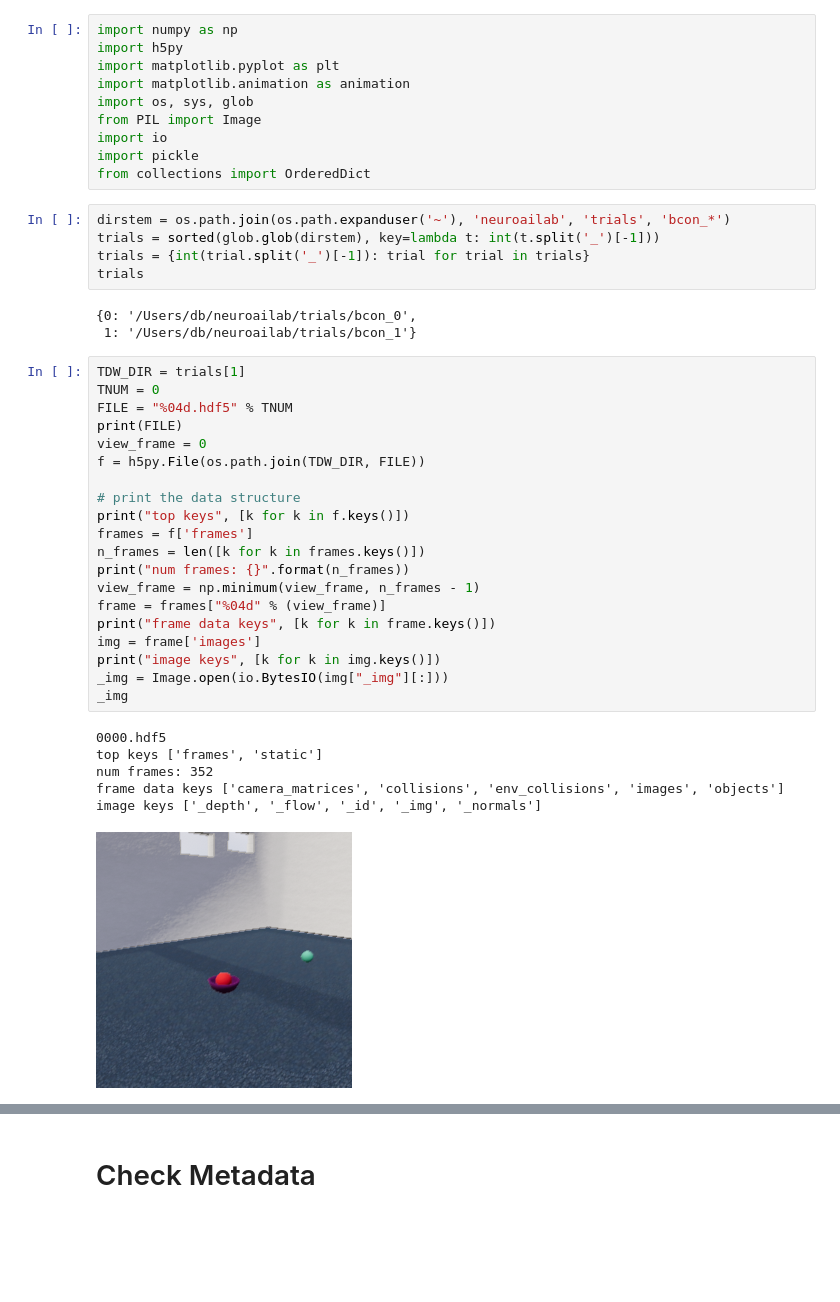
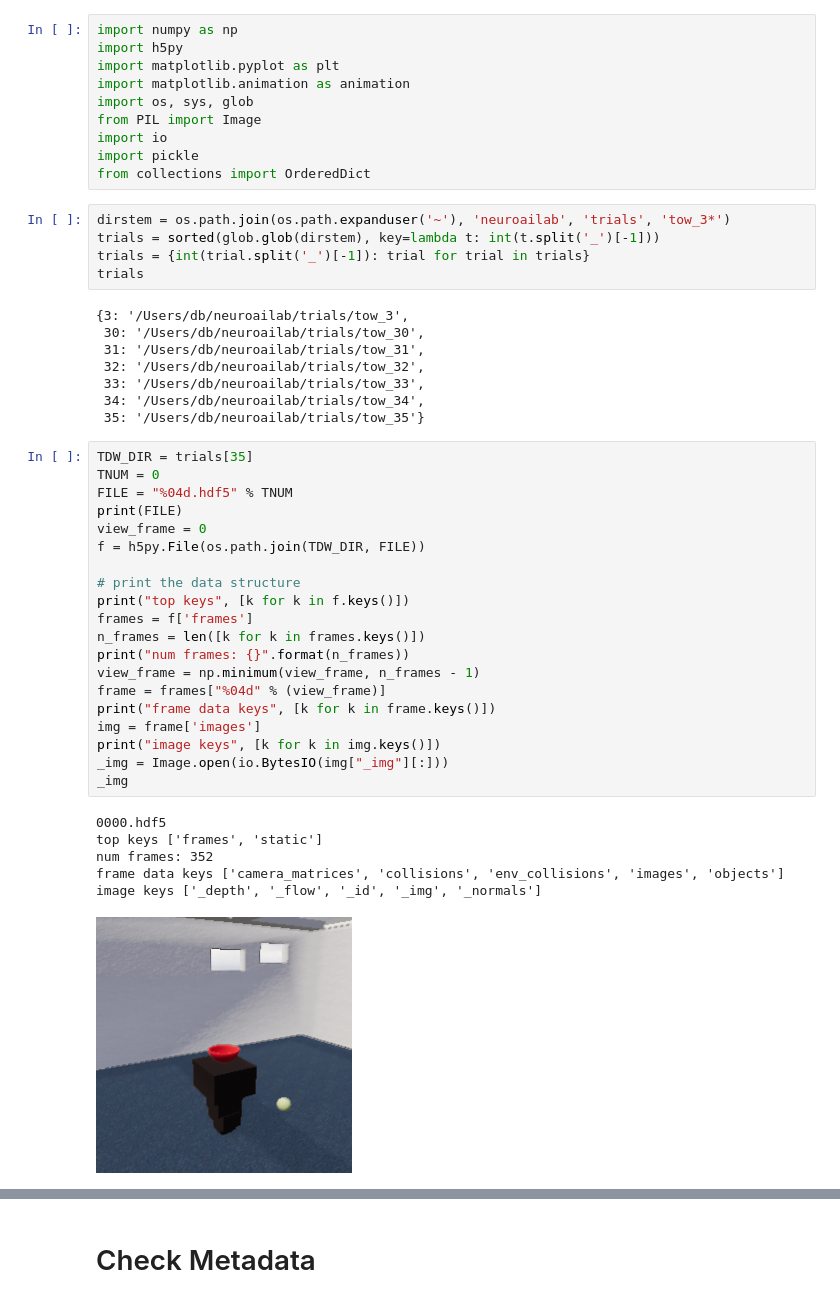
Before and after one commit to alters-mit/tdw_physics, a Jupyter notebook: notebooks/Dominoes_db011921.ipynb, the cells around one changed output, grey strips where cells are left out. Saved outputs shown, nothing was run; the diff lists cells and outputs as text; blank space fills up the shorter version.

```diff
--- a/notebooks/Dominoes_db011921.ipynb
+++ b/notebooks/Dominoes_db011921.ipynb
@@ -9,39 +9,44 @@ import io
 import pickle
 from collections import OrderedDict
 # %%
-dirstem = os.path.join(os.path.expanduser('~'), 'neuroailab', 'trials', 'bcon_*')
+dirstem = os.path.join(os.path.expanduser('~'), 'neuroailab', 'trials', 'tow_3*')
 trials = sorted(glob.glob(dirstem), key=lambda t: int(t.split('_')[-1]))
 trials = {int(trial.split('_')[-1]): trial for trial in trials}
 trials
 # %% [output]
-{0: '/Users/db/neuroailab/trials/bcon_0',
- 1: '/Users/db/neuroailab/trials/bcon_1'}
+{3: '/Users/db/neuroailab/trials/tow_3',
+ 30: '/Users/db/neuroailab/trials/tow_30',
+ 31: '/Users/db/neuroailab/trials/tow_31',
+ 32: '/Users/db/neuroailab/trials/tow_32',
+ 33: '/Users/db/neuroailab/trials/tow_33',
+ 34: '/Users/db/neuroailab/trials/tow_34',
+ 35: '/Users/db/neuroailab/trials/tow_35'}
 # %%
-TDW_DIR = trials[1]
+TDW_DIR = trials[35]
 TNUM = 0
 FILE = "%04d.hdf5" % TNUM
 print(FILE)
 view_frame = 0
 f = h5py.File(os.path.join(TDW_DIR, FILE))
 
 # print the data structure
 print("top keys", [k for k in f.keys()])
 frames = f['frames']
 n_frames = len([k for k in frames.keys()])
 print("num frames: {}".format(n_frames))
 view_frame = np.minimum(view_frame, n_frames - 1)
 frame = frames["%04d" % (view_frame)]
 print("frame data keys", [k for k in frame.keys()])
 img = frame['images']
 print("image keys", [k for k in img.keys()])
 _img = Image.open(io.BytesIO(img["_img"][:]))
 _img
 # %% [output]
 0000.hdf5
 top keys ['frames', 'static']
 num frames: 352
 frame data keys ['camera_matrices', 'collisions', 'env_collisions', 'images', 'objects']
 image keys ['_depth', '_flow', '_id', '_img', '_normals']
-[figure, old version]
+[figure, new version]
 # %%
 %matplotlib nbagg
```
Also changed, not shown: parts of 4 cells of this notebook, 3 other files.
